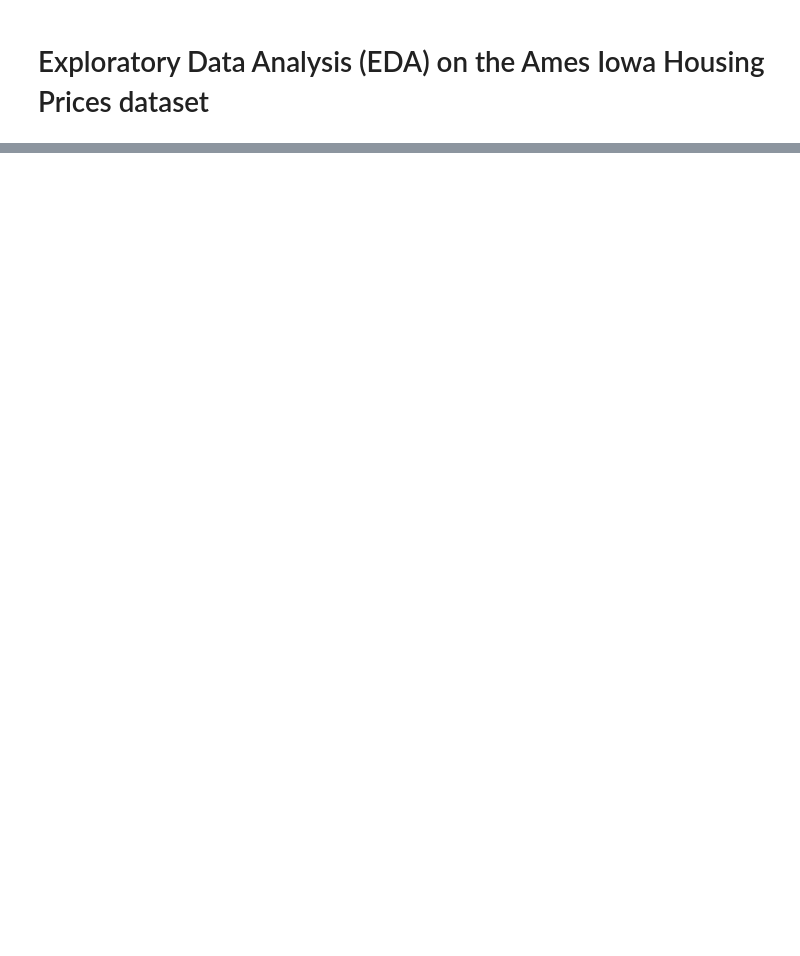
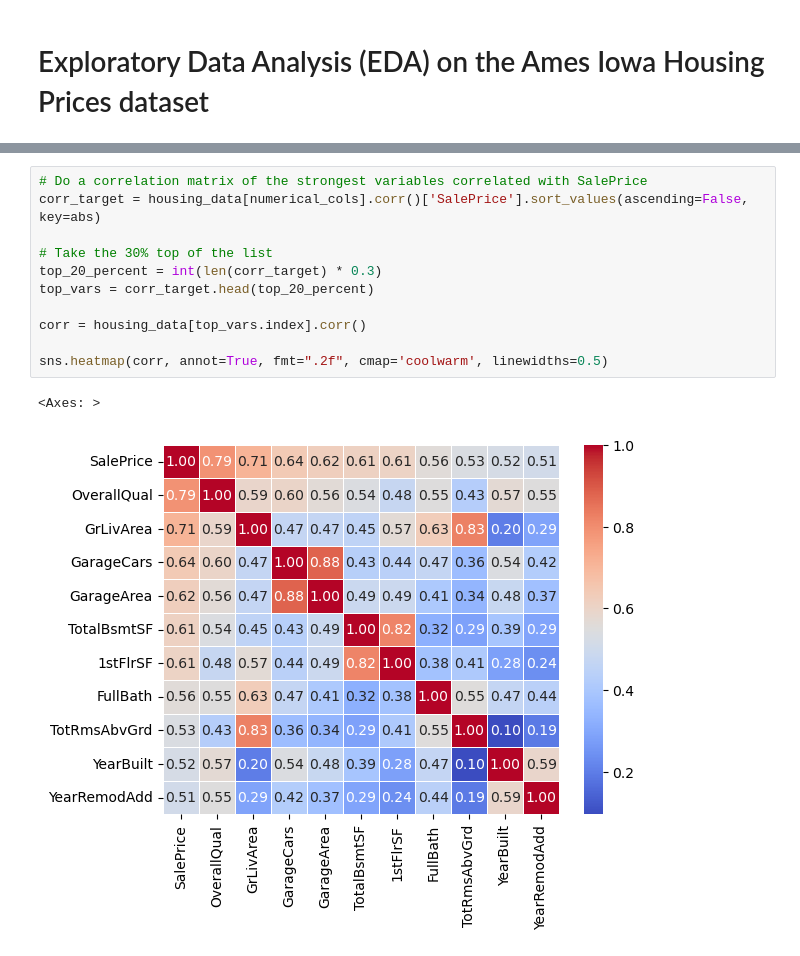
Before and after one commit to spinjet/ml_practice, a Jupyter notebook: ames_iowa/eda.ipynb, the cells around one changed output, grey strips where cells are left out. Saved outputs shown, nothing was run; the diff lists cells and outputs as text; blank space fills up the shorter version.

```diff
--- a/ames_iowa/eda.ipynb
+++ b/ames_iowa/eda.ipynb
@@ -30,0 +130,14 @@ print(housing_data.head())
+# %%
+# Do a correlation matrix of the strongest variables correlated with SalePrice
+corr_target = housing_data[numerical_cols].corr()['SalePrice'].sort_values(ascending=False, key=abs)
+
+# Take the 30% top of the list
+top_20_percent = int(len(corr_target) * 0.3)
+top_vars = corr_target.head(top_20_percent)
+
+corr = housing_data[top_vars.index].corr()
+
+sns.heatmap(corr, annot=True, fmt=".2f", cmap='coolwarm', linewidths=0.5)
+# %% [output]
+<Axes: >
+[figure, added]
```
Also changed, not shown: parts of 18 cells of this notebook, 1 other file.
